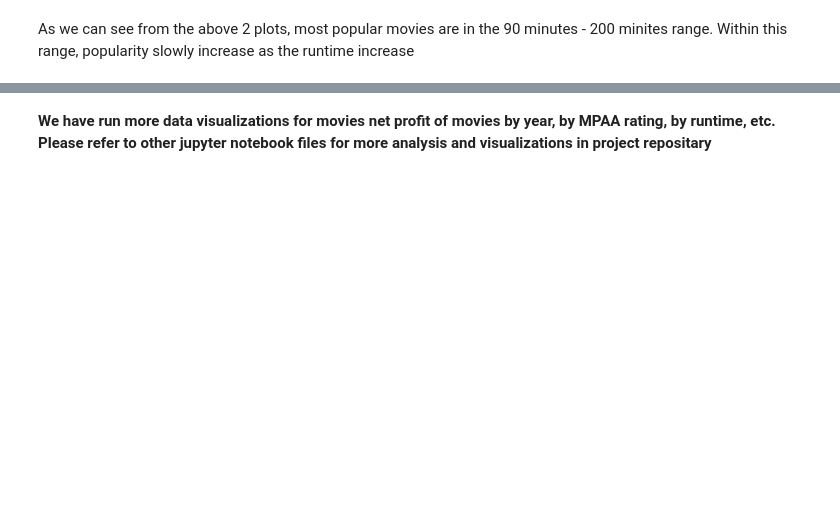
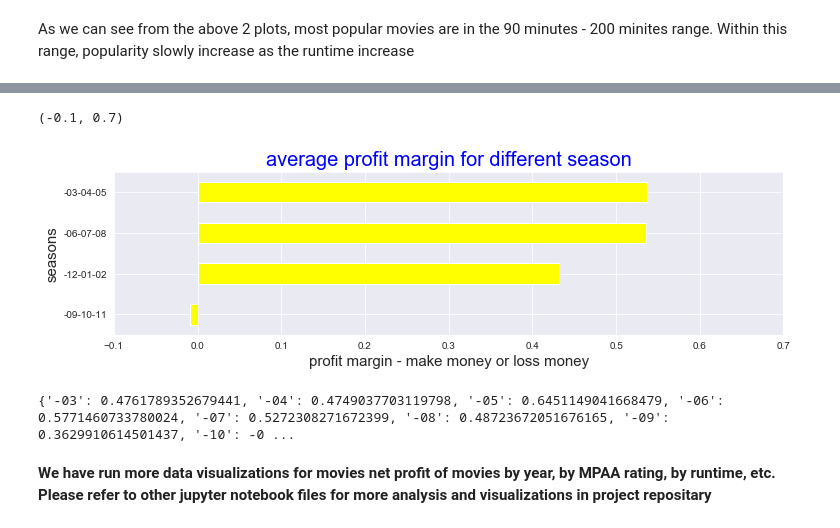
Before and after one commit to KenHoffman95/Ken-and-Zhi-Module-1-Project, a Jupyter notebook: project_1.ipynb, the cells around one changed output, grey strips where cells are left out. Cells and saved outputs as stored; diff of their text form; code cells hidden in the pictures; blank space fills up the shorter version.

```diff
--- a/project_1.ipynb
+++ b/project_1.ipynb
@@ -514,2 +606,24 @@ As we can see from the above 2 plots, most popular movies are in the 90 minutes
+# %%
+plt.figure(figsize = [12, 3])
+pd.Series(season_dict_profitmargin).sort_values().plot(kind = 'barh', color = 'yellow')
+plt.title('average profit margin for different season', fontsize = 20, color = 'blue')
+plt.xlabel('profit margin - make money or loss money', fontsize = 15)
+plt.ylabel('seasons', fontsize = 15)
+plt.xlim(-0.1, 0.7)
+# %% [output]
+(-0.1, 0.7)
+[figure, added]
+# %%
+monthlist = ['-03','-04','-05','-06','-07','-08','-09','-10','-11','-12','-01','-02']
+month_dict_profitmargin = {}
+for month in monthlist:
+    month_dict_profitmargin[month] = []
+    for xxx in df_comprehensive2.index.tolist():
+        if df_comprehensive2.loc[xxx,'release_date'][4:7] == month:
+            month_dict_profitmargin[month].append(df_comprehensive2.loc[xxx, 'profit_margin'])
+    month_dict_profitmargin[month] = np.mean(month_dict_profitmargin[month])
+print(month_dict_profitmargin)
+# %% [output]
+{'-03': 0.4761789352679441, '-04': 0.4749037703119798, '-05': 0.6451149041668479, '-06': 0.5771460733780024, '-07': 0.5272308271672399, '-08': 0.48723672051676165, '-09': 0.3629910614501437, '-10': -0 ...
 # %% [markdown]
 __We have run more data visualizations for movies net profit of movies by year, by MPAA rating, by runtime, etc. Please refer to other jupyter notebook files for more analysis and visualizations in project repositary__
```
Also changed, not shown: parts of 10 cells of this notebook.
